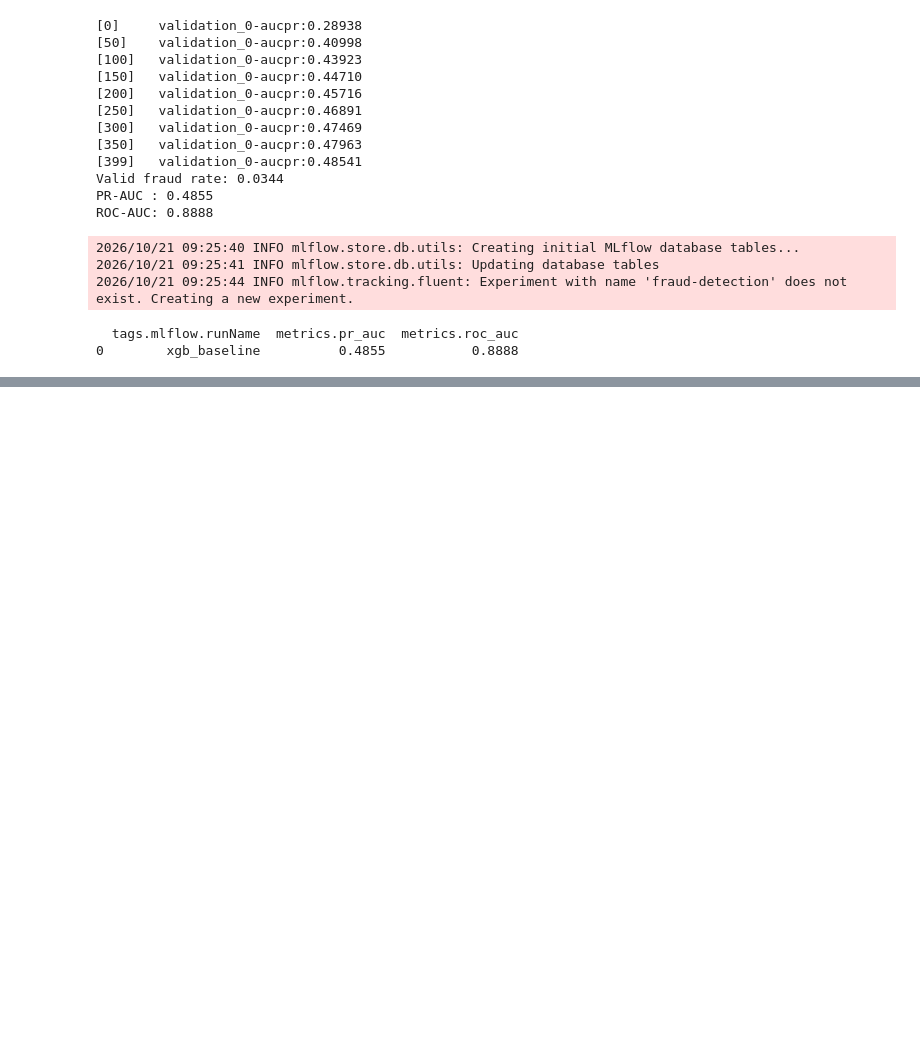
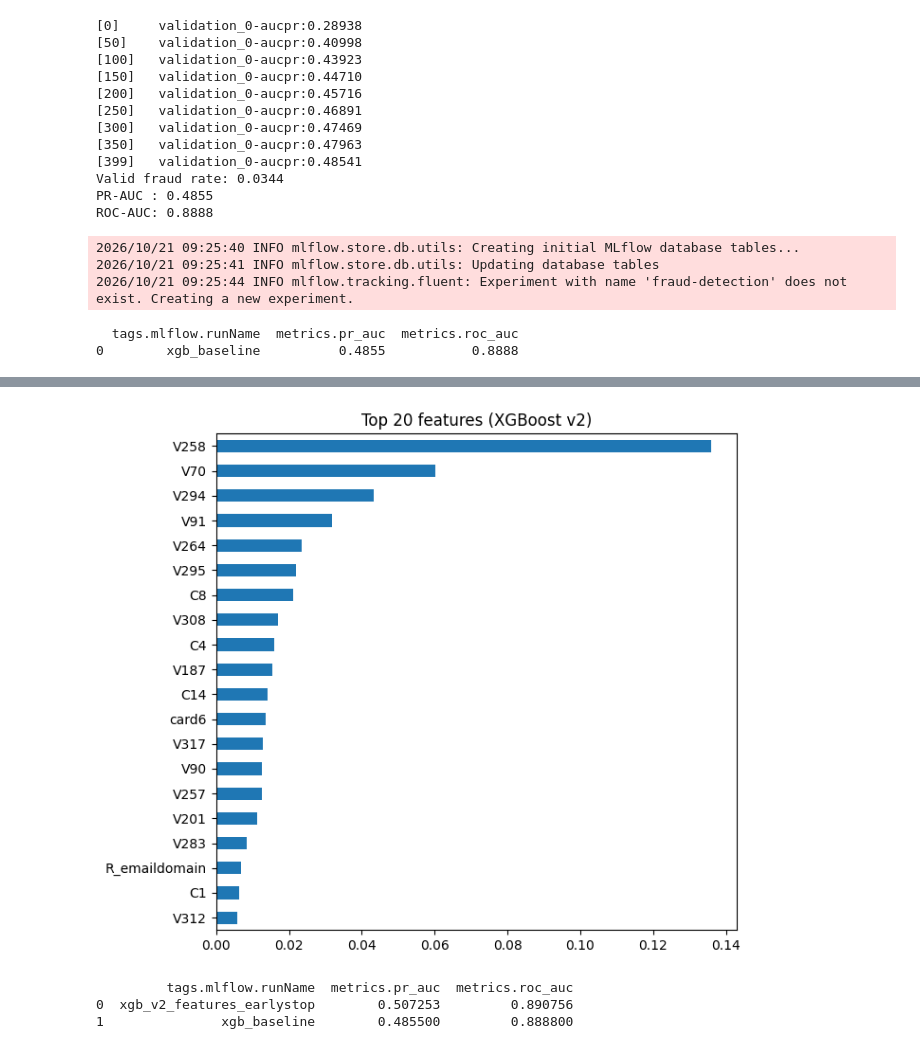
Before and after one commit to mounyamalraj/fraud-detection-platform, a Jupyter notebook: notebooks/01-eda-baseline.ipynb, the cells around one changed output, grey strips where cells are left out. Saved outputs shown, nothing was run; the diff lists cells and outputs as text; code cells hidden in the pictures; blank space fills up the shorter version.

Commit message:
Add improved model (PR-AUC 0.5073).

```diff
--- a/notebooks/01-eda-baseline.ipynb
+++ b/notebooks/01-eda-baseline.ipynb
@@ -191,0 +241,31 @@ print(runs[["tags.mlflow.runName", "metrics.pr_auc", "metrics.roc_auc"]])
+# %%
+import json
+import matplotlib.pyplot as plt
+
+# 1) Feature importance chart
+imp = pd.Series(model2.feature_importances_, index=feats2).sort_values().tail(20)
+imp.plot.barh(figsize=(7, 6), title="Top 20 features (XGBoost v2)")
+plt.tight_layout()
+plt.savefig("/kaggle/working/feature_importance.png", dpi=150)
+plt.show()
+
+# 2) Save model and metadata for the API
+model2.save_model("/kaggle/working/xgb_v2.json")
+meta = {
+    "features": feats2,
+    "categories": {c: [str(x) for x in df[c].cat.categories]
+                   for c in df[feats2].select_dtypes("category").columns},
+    "best_iteration": int(model2.best_iteration),
+    "pr_auc": float(pr2), "roc_auc": float(roc2),
+}
+json.dump(meta, open("/kaggle/working/model_meta.json", "w"))
+
+# 3) Export the MLflow run table
+runs = mlflow.search_runs(experiment_names=["fraud-detection"])
+runs.to_csv("/kaggle/working/experiment_runs.csv", index=False)
+print(runs[["tags.mlflow.runName", "metrics.pr_auc", "metrics.roc_auc"]])
+# %% [output]
+[figure, added]
+         tags.mlflow.runName  metrics.pr_auc  metrics.roc_auc
+0  xgb_v2_features_earlystop        0.507253         0.890756
+1               xgb_baseline        0.485500         0.888800
```
Also changed, not shown: parts of 2 cells of this notebook.
